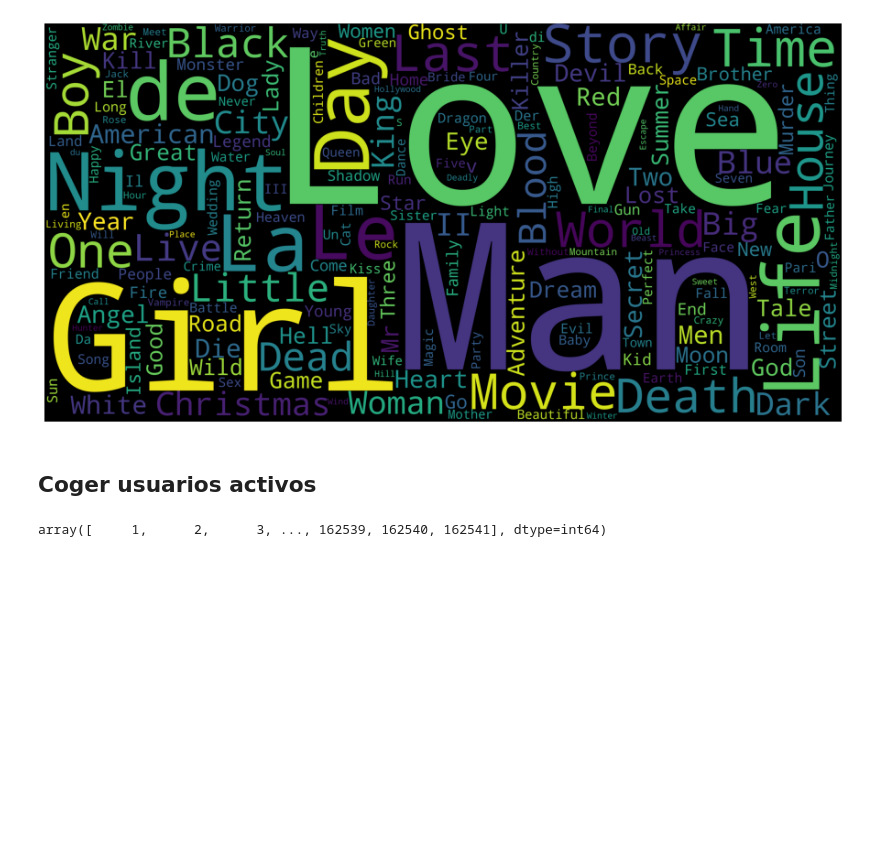
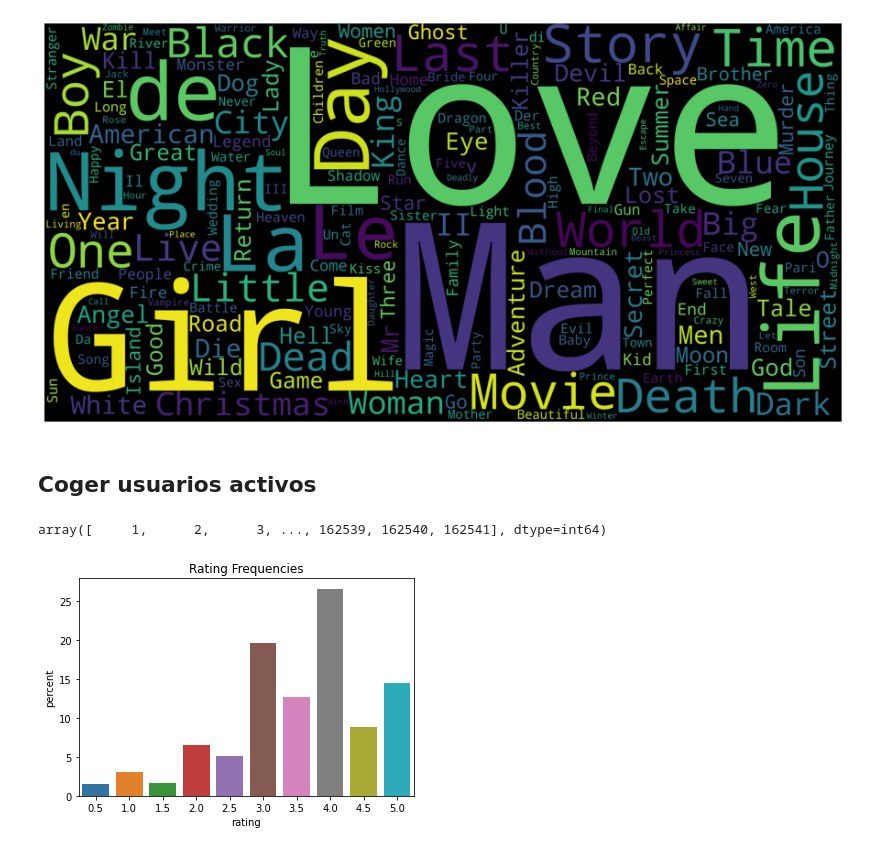
Before and after one commit to MINE4201grupo2/sr_taller_3, a Jupyter notebook: preprocesamiento/Analisis_descriptivo.ipynb, the cells around one changed output. Saved outputs shown, nothing was run; the diff lists cells and outputs as text; code cells hidden in the pictures; blank space fills up the shorter version.

```diff
--- a/preprocesamiento/Analisis_descriptivo.ipynb
+++ b/preprocesamiento/Analisis_descriptivo.ipynb
@@ -274,3 +278,18 @@ array([     1,      2,      3, ..., 162539, 162540, 162541], dtype=int64)
 # %%
 csv_name = "active_user.csv"
 pd.DataFrame(active_users).to_csv(csv_name, index=False)
+# %%
+
+# <!-- collapse=True -->
+norm_counts = (
+   ratings_data['rating']
+    .value_counts(normalize=True, sort=False)
+    .multiply(100)
+    .reset_index()
+    .rename(columns={'rating': 'percent', 'index': 'rating'})
+)
+ax = sns.barplot(x='rating', y='percent', data=norm_counts)
+ax.set_title('Rating Frequencies')
+plt.show()
+# %% [output]
+[figure, added]
```
Also changed, not shown: parts of 1 cell of this notebook, 1 other file.
